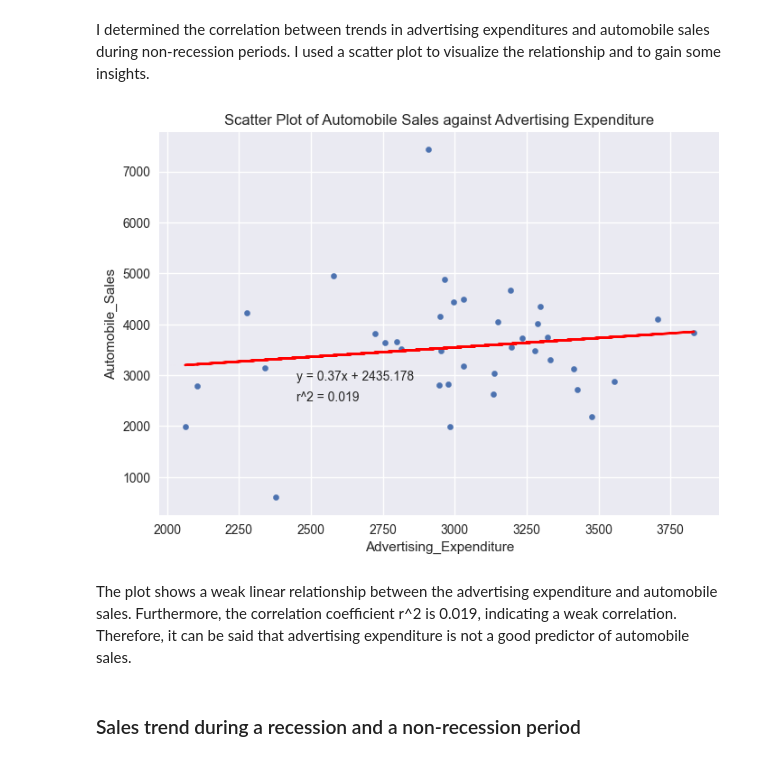
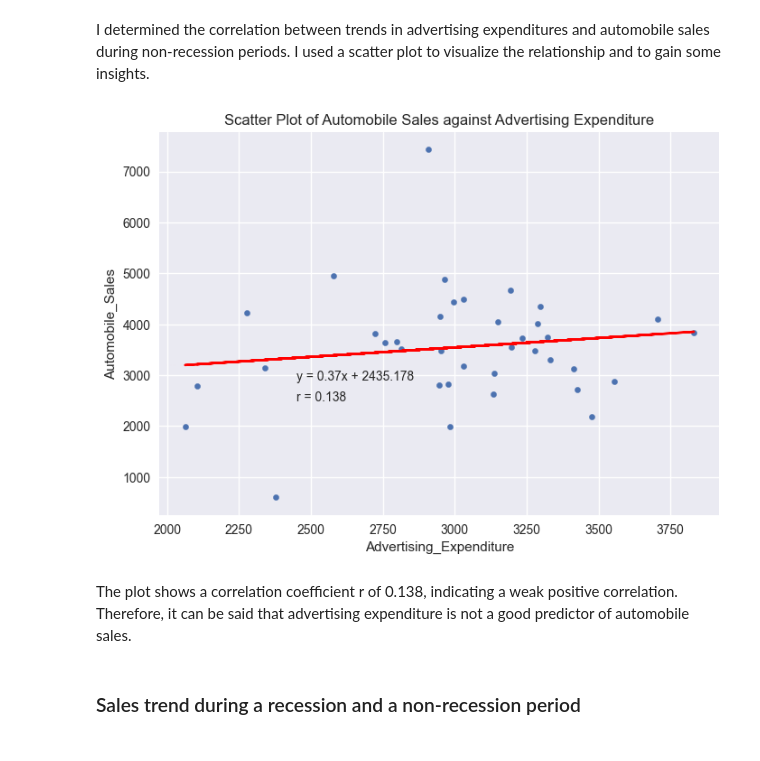
Before and after one commit to svd-jelo/IBM-Data-Science-Specialization, a Jupyter notebook: Course-8_Data-Visualization/final-project/Course-8-Final-Project_Recession.ipynb, the cells around one changed output. Drawn from its saved outputs; the diff is of its cells as text; code cells hidden in the pictures.

```diff
--- a/Course-8_Data-Visualization/final-project/Course-8-Final-Project_Recession.ipynb
+++ b/Course-8_Data-Visualization/final-project/Course-8-Final-Project_Recession.ipynb
@@ -151,46 +151,40 @@ plt.show()
 ### Advertising Expenditures and Automobile Sales during Non-Recession Periods
 # %% [markdown]
 I determined the correlation between trends in advertising expenditures and automobile sales during non-recession periods. I used a scatter plot to visualize the relationship and to gain some insights.
-# %%
-# Get data during non-recession periods
-df_non_rec = df.loc[lambda df:
-                        ((df['Date'] >= '1983-01-01') & (df['Date'] < '1991-01-01')) |
-                        ((df['Date'] >= '1992-01-01') & (df['Date'] < '2000-01-01')) |
-                        ((df['Date'] >= '2002-01-01') & (df['Date'] < '2008-01-01')) |
-                        ((df['Date'] >= '2009-07-01') & (df['Date'] < '2020-02-01')) |
-                        ((df['Date'] >= '2020-05-01'))
-                        ]
-df_non_rec_grouped = df_non_rec.groupby('Year')[['Advertising_Expenditure', 'Automobile_Sales']].mean()
-# Determine best-fit line
-x = df_non_rec_grouped['Advertising_Expenditure']
-y = df_non_rec_grouped['Automobile_Sales']
-fit = np.polyfit(x, y, deg=1)
-rsq = np.round(np.corrcoef(x,y)[0,1]**2,3)
-
-# Create scatter plot
-df_non_rec_grouped.plot(
-    kind = 'scatter',
-    x = 'Advertising_Expenditure',
-    y = 'Automobile_Sales',
-)
-
-plt.plot(x, fit[0] * x + fit[1], color='red')
-plt.annotate(
-    text = f'y = {np.round(fit[0],3)}x + {np.round(fit[1],3)}',
-    xy = (1999, 3200),
-    xytext = (2450,2900)
-)
-plt.annotate(
-    text = f'r^2 = {rsq}',
-    xy = (1999, 3100),
-    xytext = (2450,2500)
-)
-
-plt.title('Scatter Plot of Automobile Sales against Advertising Expenditure')
-plt.show()
-# %% [output]
-[figure, removed]
+# %%
+# Get data during non-recession periods
+df_grouped = df[df['Recession']==0].groupby('Year')[['Advertising_Expenditure', 'Automobile_Sales']].mean()
+
+# Determine best-fit line
+x = df_non_rec_grouped['Advertising_Expenditure']
+y = df_non_rec_grouped['Automobile_Sales']
+fit = np.polyfit(x, y, deg=1)
+rsq = np.round(np.corrcoef(x,y)[0,1],3)
+
+# Create scatter plot
+df_non_rec_grouped.plot(
+    kind = 'scatter',
+    x = 'Advertising_Expenditure',
+    y = 'Automobile_Sales',
+)
+
+plt.plot(x, fit[0] * x + fit[1], color='red')
+plt.annotate(
+    text = f'y = {np.round(fit[0],3)}x + {np.round(fit[1],3)}',
+    xy = (1999, 3200),
+    xytext = (2450,2900)
+)
+plt.annotate(
+    text = f'r = {rsq}',
+    xy = (1999, 3100),
+    xytext = (2450,2500)
+)
+
+plt.title('Scatter Plot of Automobile Sales against Advertising Expenditure')
+plt.show()
+# %% [output]
+[figure, added]
 # %% [markdown]
-The plot shows a weak linear relationship between the advertising expenditure and automobile sales. Furthermore, the correlation coefficient r^2 is 0.019, indicating a weak correlation. Therefore, it can be said that advertising expenditure is not a good predictor of automobile sales.
+The plot shows a correlation coefficient r of 0.138, indicating a weak positive correlation. Therefore, it can be said that advertising expenditure is not a good predictor of automobile sales.
 # %% [markdown]
 ### Sales trend during a recession and a non-recession period
```
Also changed, not shown: parts of 10 cells of this notebook.
